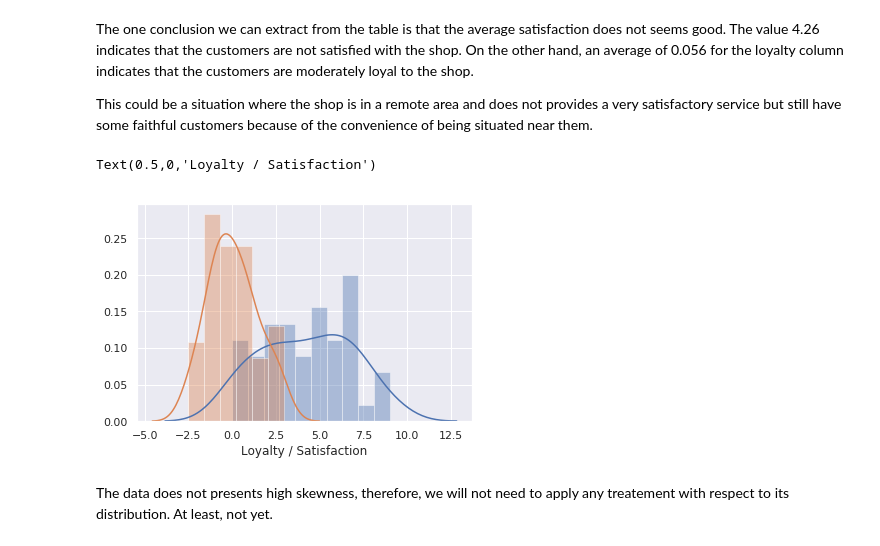
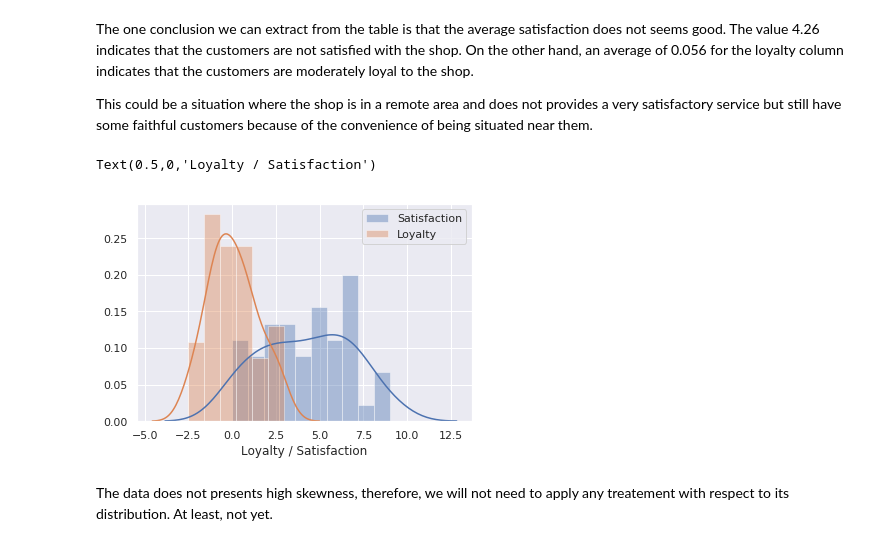
Before and after one commit to alexandrehsd/cluster-analysis, a Jupyter notebook: Cluster Analysis.ipynb, the cells around one changed output. Cells and saved outputs as stored; diff of their text form; code cells hidden in the pictures.

```diff
--- a/Cluster Analysis.ipynb
+++ b/Cluster Analysis.ipynb
@@ -377,12 +377,13 @@ The one conclusion we can extract from the table is that the average satisfactio
 
 This could be a situation where the shop is in a remote area and does not provides a very satisfactory service but still have some faithful customers because of the convenience of being situated near them.
 # %%
-sat = sns.distplot(data['Satisfaction'],bins=10)
-loy = sns.distplot(data['Loyalty'])
+sat = sns.distplot(data['Satisfaction'], bins=10, label='Satisfaction')
+loy = sns.distplot(data['Loyalty'], label='Loyalty')
+plt.legend()
 plt.xlabel('Loyalty / Satisfaction')
 # %% [output]
 Text(0.5,0,'Loyalty / Satisfaction')
-[figure, old version]
+[figure, new version]
 # %% [markdown]
 The data does not presents high skewness, therefore, we will not need to apply any treatement with respect to its distribution. At least, not yet.
 # %%
```
Also changed, not shown: parts of 35 cells of this notebook.
